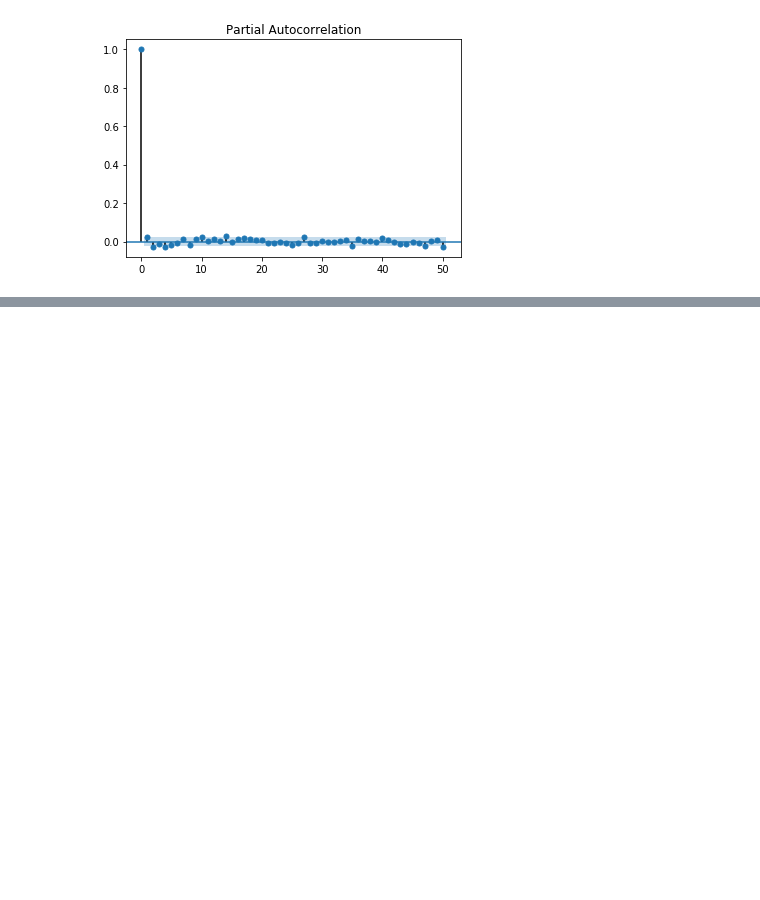
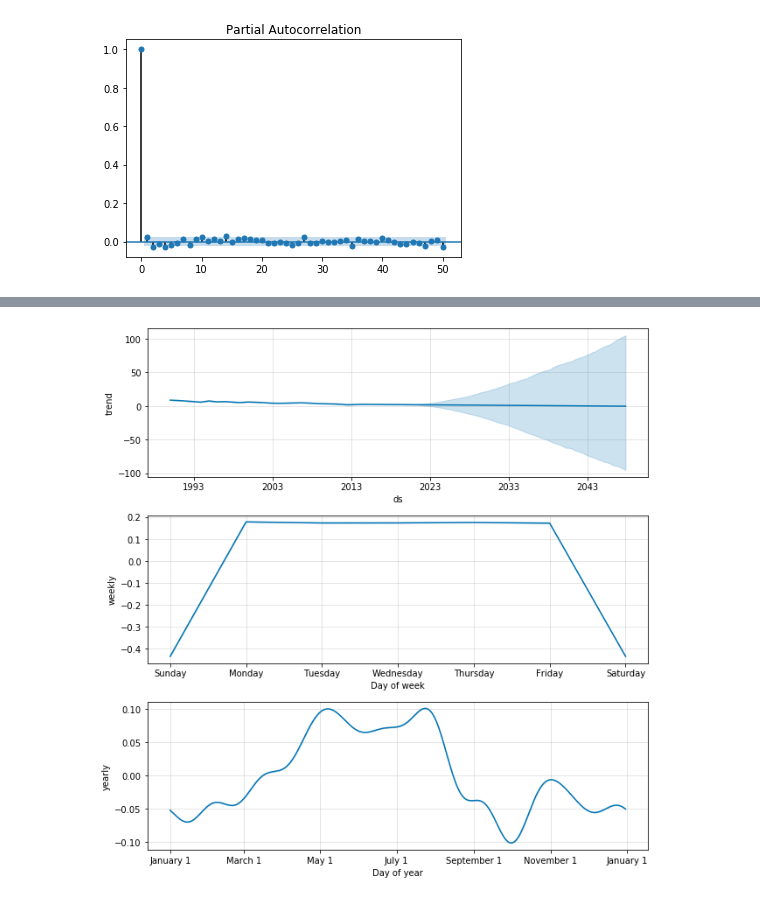
Before and after one commit to blantj/Treasury_Yield_Time_Series, a Jupyter notebook: 10_Year_Yield_Time_Series.ipynb, the cells around one changed output, grey strips where cells are left out. Saved outputs shown, nothing was run; the diff lists cells and outputs as text; code cells hidden in the pictures; blank space fills up the shorter version.

```diff
--- a/10_Year_Yield_Time_Series.ipynb
+++ b/10_Year_Yield_Time_Series.ipynb
@@ -63,0 +196,4 @@ plot_pacf(yield_df_dif.iloc[1:,], alpha=.05, lags=50)
+# %%
+fig2 = prophet.plot_components(forecast)
+# %% [output]
+[figure, added]
```
Also changed, not shown: parts of 20 cells of this notebook, 1 other file.
